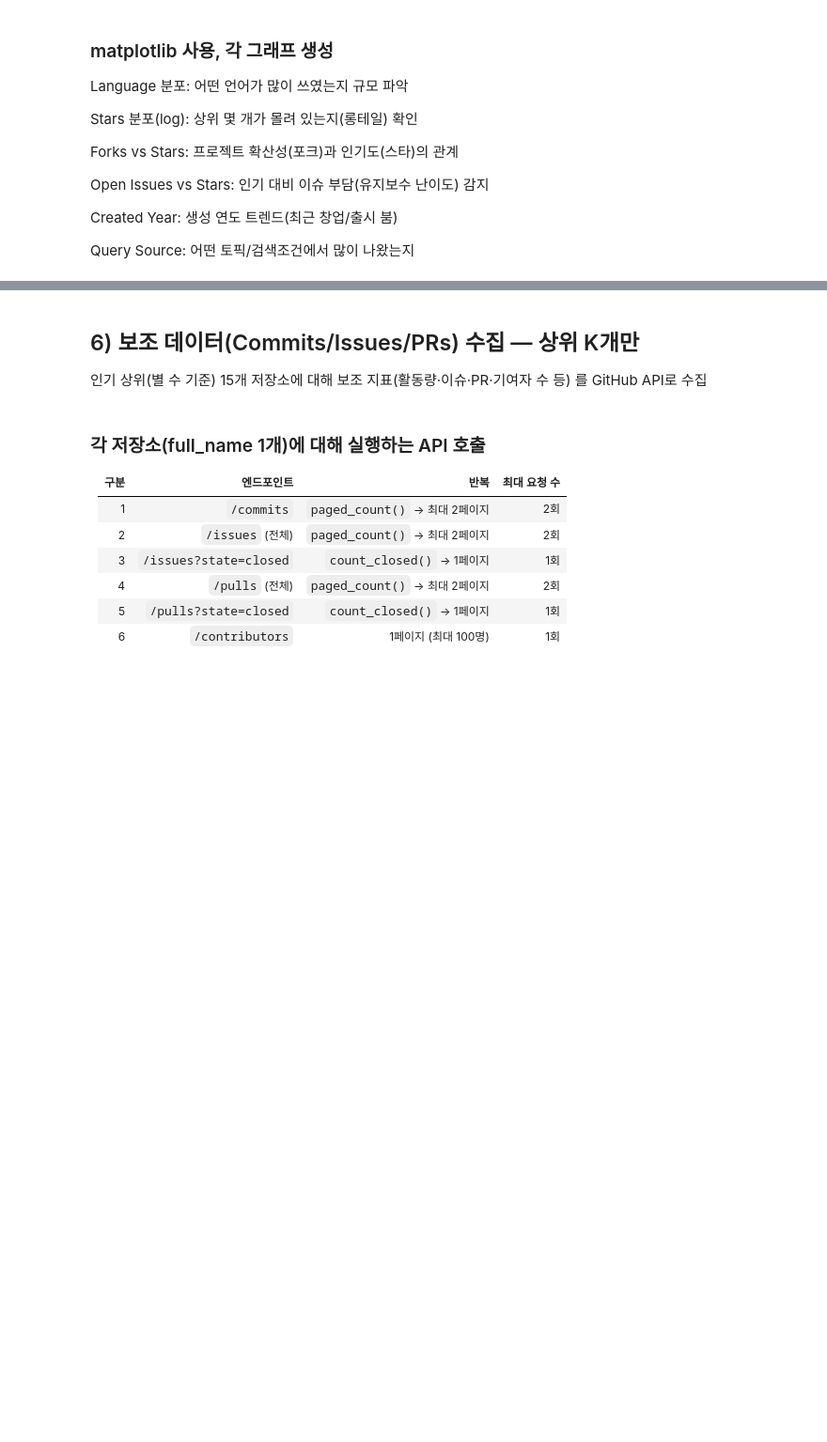
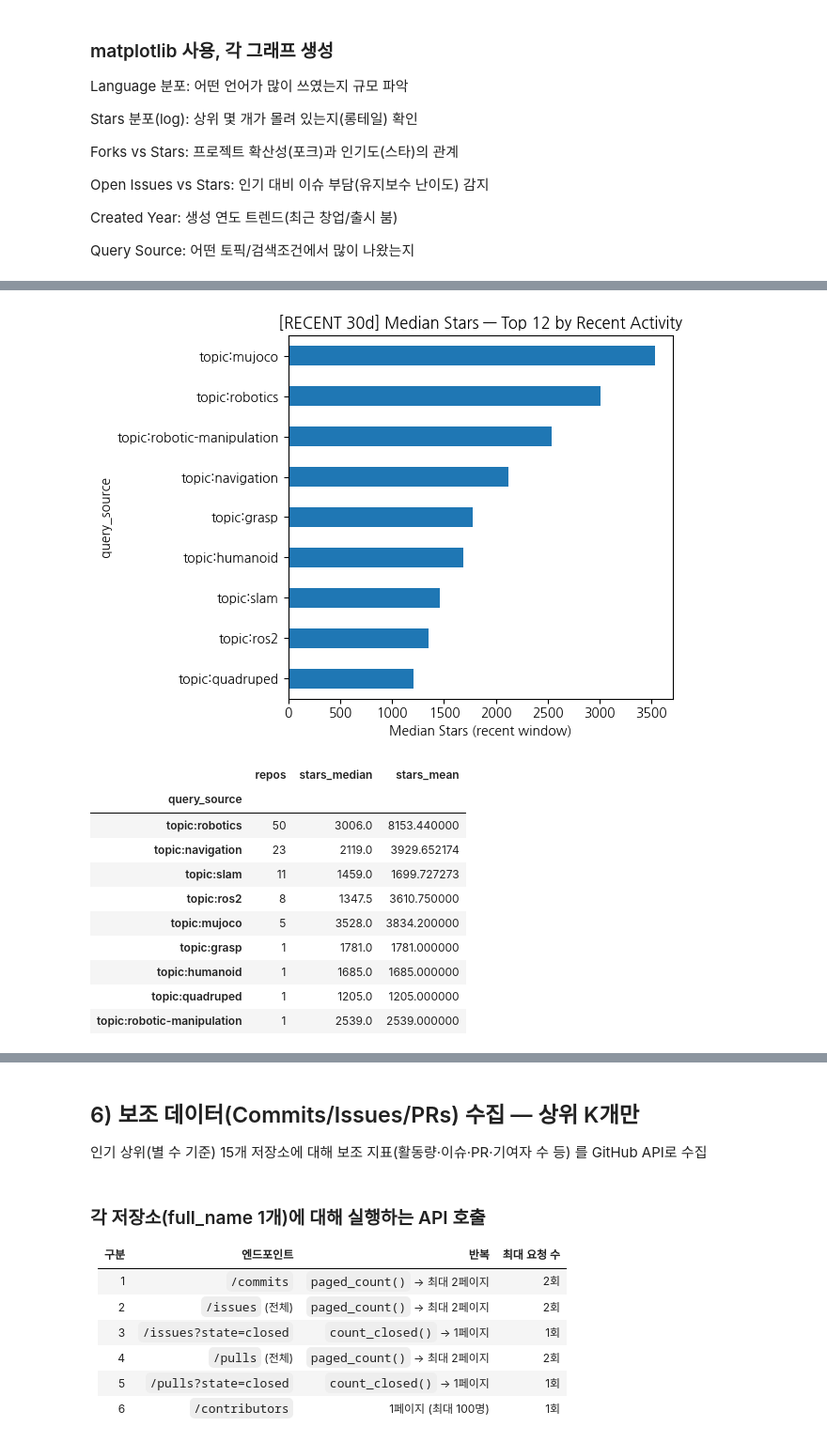
Before and after one commit to addinedu-ros-11th/eda-repo-3, a Jupyter notebook: Trendbot_Online_Notebook_Final_AI.ipynb, the cells around one changed output, grey strips where cells are left out. Shown at 94% size. Saved outputs shown, nothing was run; the diff lists cells and outputs as text; code cells hidden in the pictures; blank space fills up the shorter version.

```diff
--- a/Trendbot_Online_Notebook_Final_AI.ipynb
+++ b/Trendbot_Online_Notebook_Final_AI.ipynb
@@ -568,0 +1821,80 @@ display(
+# %%
+# ============================================
+# 🆕 Recent 윈도우 세트 추가 출력 (30/60/180일)
+#  - 각 윈도우마다: 최근 활동 많은 Query Source Top K 선택
+#  - 해당 Top K의 Stars 중앙값 바차트 + 요약 테이블
+# ============================================
+
+RECENT_WINDOWS = [30, 60, 180]   # 발표용 세트
+TOP_K = 12                       # 공통 Top K
+
+def plot_recent_window(df, window_days: int, top_k: int = TOP_K):
+    # FIX: utcnow().tz_localize("UTC") → now(tz="UTC")
+    now_utc = pd.Timestamp.now(tz="UTC")
+    recent_cut = now_utc - pd.Timedelta(days=window_days)
+
+    # last_active가 tz-aware(datetime64[ns, UTC])인지 보장(선행 전처리에서 처리되어야 함)
+    # 필요시 아래 한 줄로 강제 변환 가능:
+    # df["last_active"] = pd.to_datetime(df["last_active"], errors="coerce", utc=True)
+
+    df_recent = df[df["last_active"].notna() & (df["last_active"] >= recent_cut)].copy()
+
+    if len(df_recent) == 0:
+        print(f"[INFO] 최근 {window_days}일 내 last_active 데이터가 없어 스킵합니다.")
+        return None
+
+    # 최근 윈도우에서 '활동 많은' Query Source: 단순 개수 기준
+    qs_by_recent_cnt = df_recent["query_source"].value_counts()
+    top_recent = qs_by_recent_cnt.head(top_k).index
+
+    # 최근 윈도우에 포함된 저장소들만으로 Median Stars 계산
+    med_by_recent = (df_recent[df_recent["query_source"].isin(top_recent)]
+                     .groupby("query_source")["stargazers_count"]
+                     .median()
+                     .sort_values())
+
+    # 시각화
+    plt.figure()
+    med_by_recent.plot(kind="barh")
+    plt.title(f"[RECENT {window_days}d] Median Stars — Top {top_k} by Recent Activity")
+    plt.xlabel("Median Stars (recent window)")
+    plt.tight_layout()
+    plt.show()
+
+    # 요약 테이블: 각 쿼리소스별 리포 수/중앙값/평균
+    summary_recent = (df_recent[df_recent["query_source"].isin(top_recent)]
+                      .groupby("query_source")
+                      .agg(repos=("full_name","count"),
+                           stars_median=("stargazers_count","median"),
+                           stars_mean=("stargazers_count","mean"))
+                      .sort_values("repos", ascending=False))
+    display(summary_recent)
+
+    return list(top_recent)
+
+# 실행: 30/60/180일 전부 출력
+tops_by_window = {}
+for w in RECENT_WINDOWS:
+    tops_by_window[w] = plot_recent_window(df, w, TOP_K)
+
+# 보너스: 세 윈도우 Top 목록 비교 테이블 (겹치는 소스 확인용)
+max_len = max(len(tops_by_window[w]) if tops_by_window[w] is not None else 0 for w in RECENT_WINDOWS)
+compare = pd.DataFrame({
+    f"Top_by_Recent_{w}d": (tops_by_window[w] + [""] * (max_len - len(tops_by_window[w])))
+                           if tops_by_window[w] is not None else [""] * max_len
+    for w in RECENT_WINDOWS
+})
+display(compare)
+# %% [output]
+[figure, added]
+|  | repos | stars_median | stars_mean |
+| query_source |  |  |  |
+| topic:robotics | 50 | 3006.0 | 8153.440000 |
+| topic:navigation | 23 | 2119.0 | 3929.652174 |
+| topic:slam | 11 | 1459.0 | 1699.727273 |
+| topic:ros2 | 8 | 1347.5 | 3610.750000 |
+| topic:mujoco | 5 | 3528.0 | 3834.200000 |
+| topic:grasp | 1 | 1781.0 | 1781.000000 |
+| topic:humanoid | 1 | 1685.0 | 1685.000000 |
+| topic:quadruped | 1 | 1205.0 | 1205.000000 |
+| topic:robotic-manipulation | 1 | 2539.0 | 2539.000000 |
```
Also changed, not shown: parts of 18 cells of this notebook.
